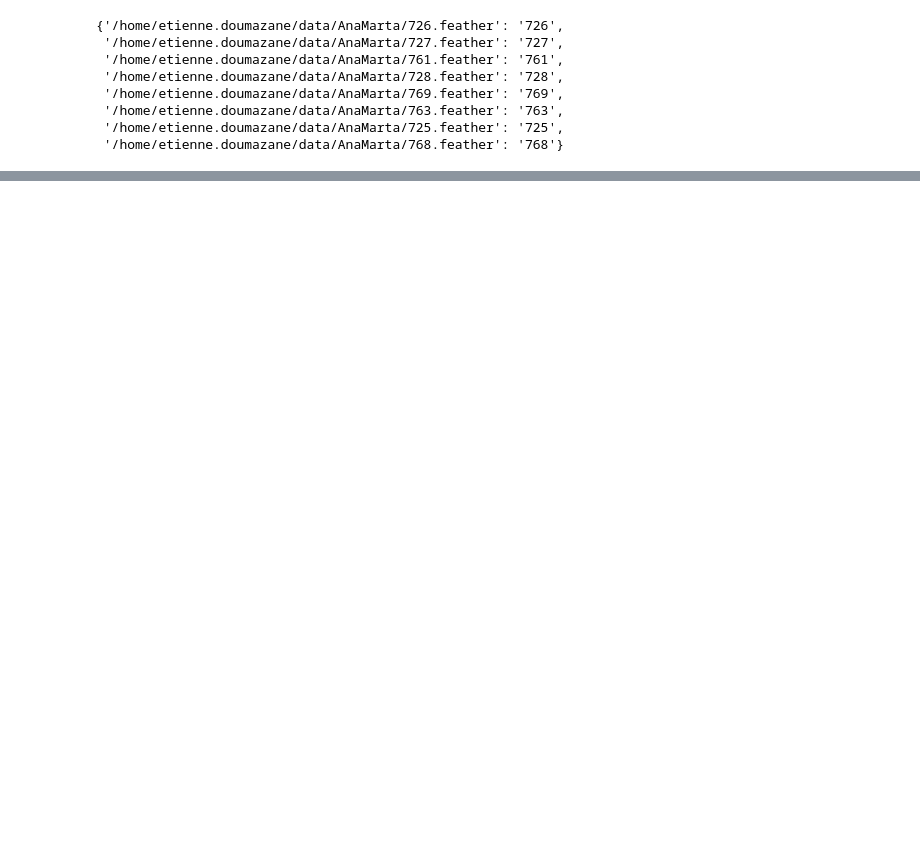
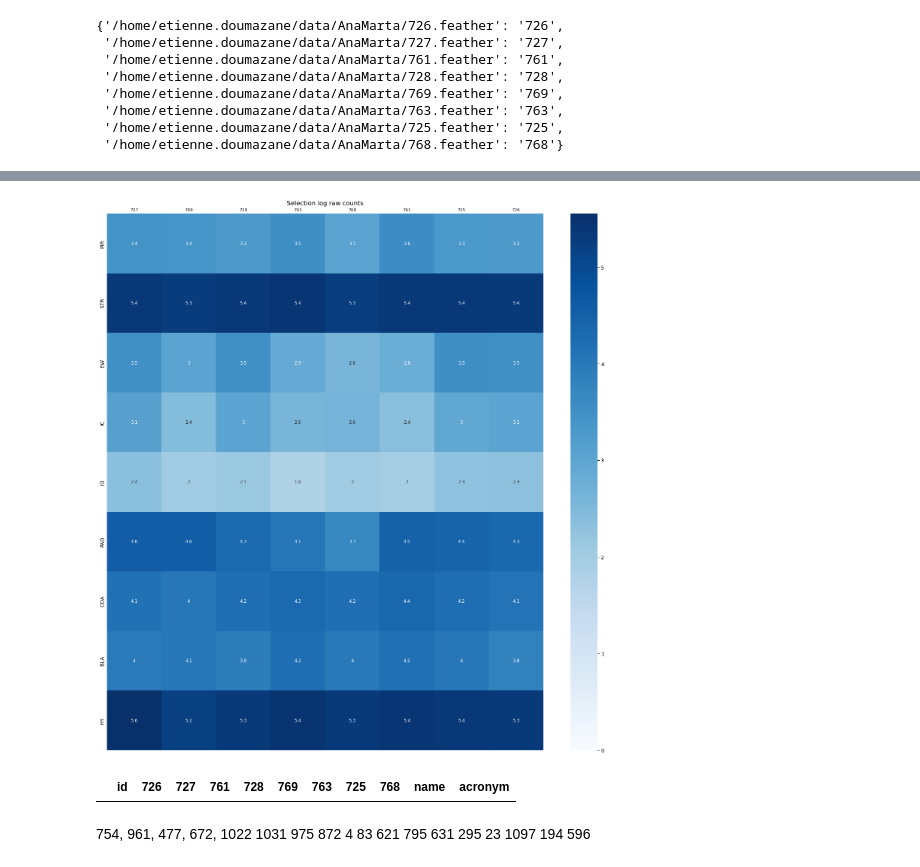
Before and after one commit to E-Dmz/tools_edmz, a Jupyter notebook: notebooks/Exploration AnaMarta.ipynb, the cells around one changed output, grey strips where cells are left out. Cells and saved outputs as stored; diff of their text form; code cells hidden in the pictures; blank space fills up the shorter version.

```diff
--- a/notebooks/Exploration AnaMarta.ipynb
+++ b/notebooks/Exploration AnaMarta.ipynb
@@ -220,0 +313,4 @@ plt.savefig(FOLDER_FIGS + 'toto.svg')
+# %%
+table_log = final_table.copy()
+table_log[sample_names_ordered] = table_log[sample_names_ordered].applymap(np.log10)
+table_log
@@ -220,0 +328,54 @@ plt.savefig(FOLDER_FIGS + 'toto.svg')
+# %%
+plt.figure(figsize=(15, 15))
+plot_heatmap(table_log, sample_names_ordered,  "Blues",)
+plt.title('Selection log raw counts')
+plt.tight_layout()
+plt.savefig(FOLDER_FIGS + 'selection_log.svg')
+# %% [output]
+[figure, added]
+# %%
+structures_oi = [
+    672,
+1022 ,
+1031 ,
+    194,
+]
+
+# get a map_collapse that maps every child of structures_oi to their parent in structures_oi
+map_collapse = atlas.get_map_to_parent(structures_oi)
+
+# collapse the count dataframe (first, areas not in structures_oi are kept)
+collapsed_table = collapse_structures(table, map_collapse)
+
+# keeps only the structures_oi (areas not in structures_oi are filtered out)
+filtered_table = filter_df(collapsed_table, structures_oi)
+
+
+# finally, get the annotation
+final_table = atlas.enrich_df(filtered_table).sort_values(by="id", key=lambda ids: ids.map(lambda id_: structures_oi.index(id_)))
+
+#### Save
+final_table.to_csv(FOLDER_FIGS + 'selection_.csv')
+
+final_table
+# %% [output]
+|  | id | 726 | 727 | 761 | 728 | 769 | 763 | 725 | 768 | name | acronym |
+# %% [markdown]
+754,
+961,
+477,
+672,
+1022
+1031
+975
+872
+4
+83
+621
+795
+631
+295
+23
+1097
+194
+596
```
Also changed, not shown: parts of 54 cells of this notebook, 4 other files.
